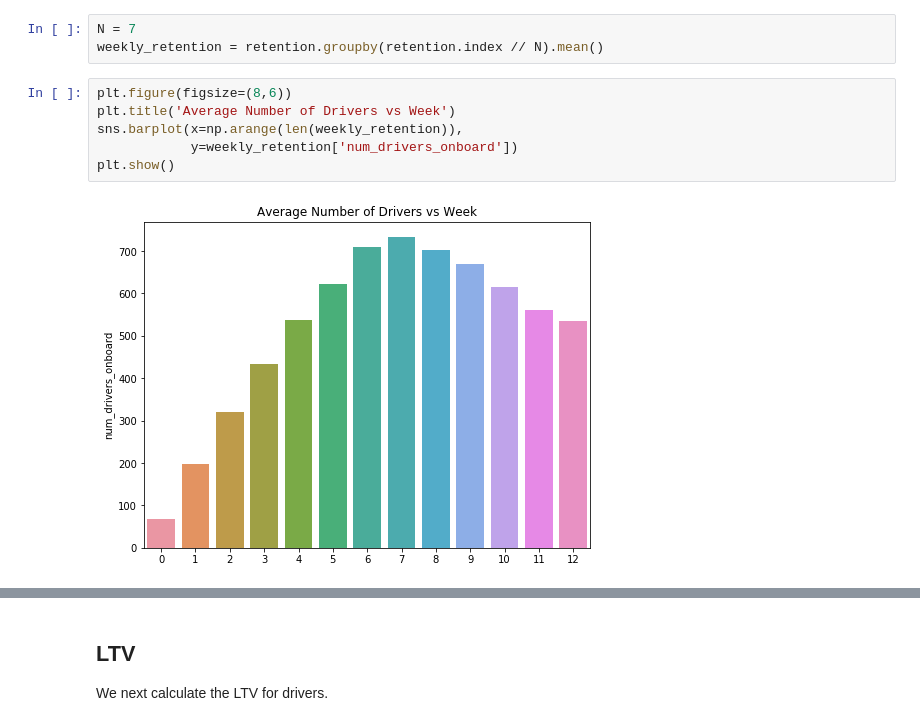
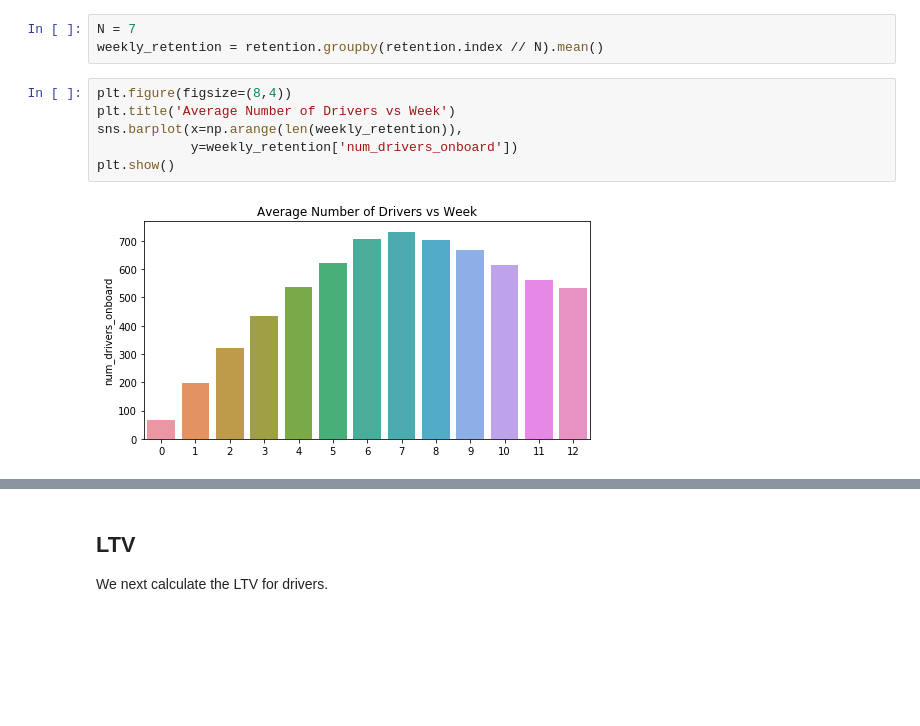
Before and after one commit to wjensheng/lyft, a Jupyter notebook: lyft_nb.ipynb, the cells around one changed output, grey strips where cells are left out. Drawn from its saved outputs; the diff is of its cells as text; blank space fills up the shorter version.

```diff
--- a/lyft_nb.ipynb
+++ b/lyft_nb.ipynb
@@ -570,11 +631,11 @@ Since having days on the x-axis would be too compact, we also create a plot with
 N = 7
 weekly_retention = retention.groupby(retention.index // N).mean()
 # %%
-plt.figure(figsize=(8,6))
+plt.figure(figsize=(8,4))
 plt.title('Average Number of Drivers vs Week')
 sns.barplot(x=np.arange(len(weekly_retention)),
             y=weekly_retention['num_drivers_onboard'])
 plt.show()
 # %% [output]
-[figure, old version]
+[figure, new version]
 # %%
```
Also changed, not shown: parts of 74 cells of this notebook, 1 other file.
